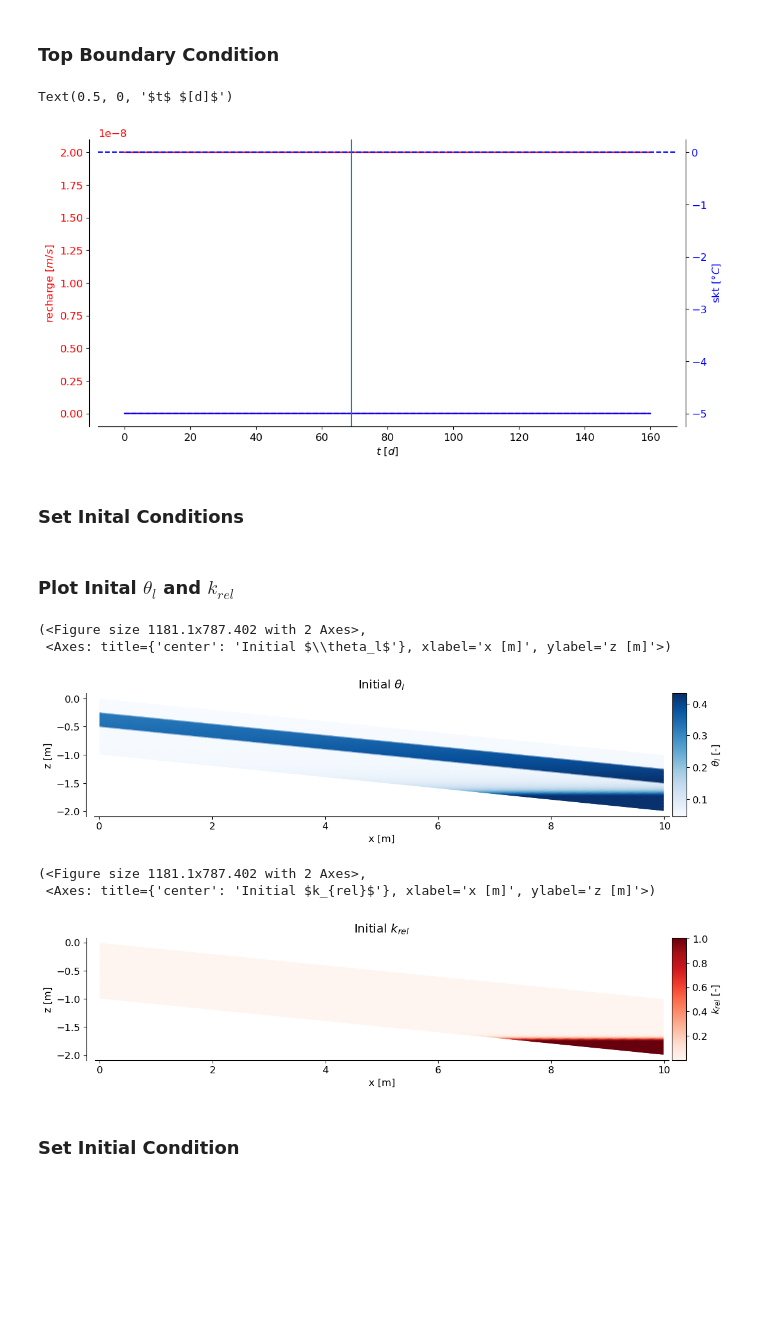
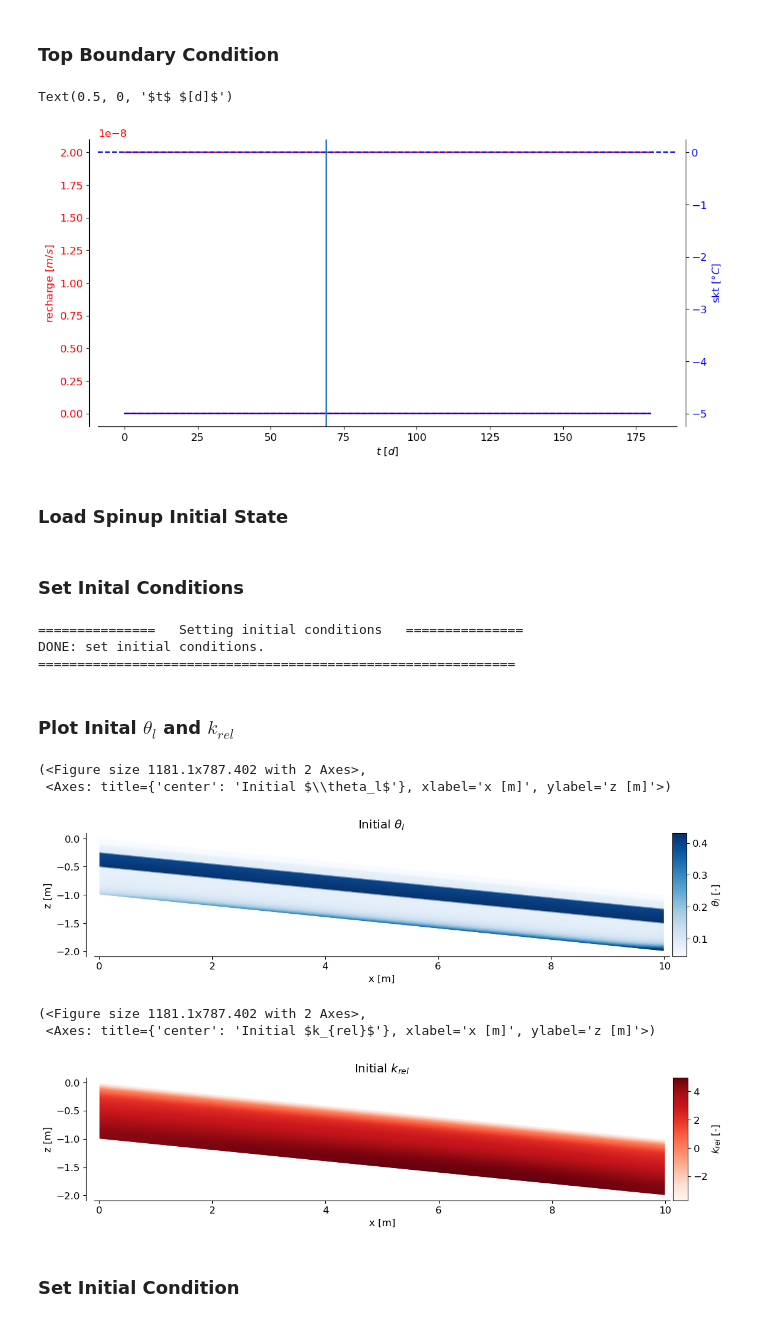
Before and after one commit to AnneMariaVera/CryoRich_AD, a Jupyter notebook: notebooks/ConstantBC_simulations/Interpolation/Constant_cap.ipynb, the cells around one changed output. Saved outputs shown, nothing was run; the diff lists cells and outputs as text; code cells hidden in the pictures; blank space fills up the shorter version.

```diff
--- a/notebooks/ConstantBC_simulations/Interpolation/Constant_cap.ipynb
+++ b/notebooks/ConstantBC_simulations/Interpolation/Constant_cap.ipynb
@@ -25,6 +25,9 @@ input_filename = "spinup_2308_2311.pkl"
 
 interp_folder = "../../../input/interpolation/"
 interp_filename = "interpolation_"+parametrization+".pkl"
+
+spinup_folder = "../../../output/Simulations_Paper/ERA5_Sweden/spinup/"
+spinup_filename = "spinup_"+parametrization+".pkl"
 # %% [markdown]
 ### Mesh Generation
 # %%
@@ -52,8 +55,8 @@ DONE: calculated coupled sparsity pattern with 316480 nonzero entries.
 ### Time Discretization
 # %%
 dt = 60     # time step [s]
-t_end = 160*24*60*60 # end time [s]
-maxdt = .5*60*60       # maximum time step [s]
+t_end = 180*24*60*60 # end time [s]
+maxdt = 1.5*60*60       # maximum time step [s]
 CN = 1          # Crank-Nicolson weighting parameter implicit/explicit
 save_t =2*60*60     # save time [s]
 geom.time_discretization(dt, t_end, maxdt, CN, save_t) # time discretization
@@ -153,15 +156,39 @@ ax_cp.spines['right'].set_position(('outward', 10))
 ax.set_xlabel("$t$ $[d]$")
 # %% [output]
 Text(0.5, 0, '$t$ $[d]$')
-[figure, old version]
+[figure, new version]
+# %% [markdown]
+### Load Spinup Initial State
+# %%
+with open(spinup_folder+spinup_filename, 'rb') as pickle_file:
+    data = pkl.load(pickle_file)
+    X = data['X']
+    Z = data['Z']
+    theta_l_total = data['theta_l_total']
+    theta_i_total = data['theta_i_total']
+    T_total = data['T_total']
+    h_total = data['h_total']
+    h_c_total = data['h_c_total']
+    tend_spinup = data['time_array'][-1]
 # %% [markdown]
 ### Set Inital Conditions
 # %%
-h_gw  = jnp.min(geom.Z)+.25 # Groundwater table at the right boundary [m]
-htot= jnp.ones((geom.nz,geom.nx))*h_gw
-h_c = jnp.ones((geom.nz,geom.nx))*geom.Z-htot
-h_c = h_c.at[jnp.where(h_c<0)].set(0)
-T_init = (5*jnp.ones((geom.nz,geom.nx)))  # initialcond temperature
+Theta_l = theta_l_total[-1]
+Theta_i = theta_i_total[-1]
+h_c = h_c_total[-1]
+htot = h_total[-1]
+T_init = T_total[-1]
+geom.set_initial_conditions(htot, h_c, Theta_l, Theta_i, T_init)
+
+# h_gw  = jnp.min(geom.Z)+.25 # Groundwater table at the right boundary [m]
+# htot= jnp.ones((geom.nz,geom.nx))*h_gw
+# h_c = jnp.ones((geom.nz,geom.nx))*geom.Z-htot
+# h_c = h_c.at[jnp.where(h_c<0)].set(0)
+# T_init = (5*jnp.ones((geom.nz,geom.nx)))  # initialcond temperature
+# %% [output]
+===============   Setting initial conditions   ===============
+DONE: set initial conditions.
+=============================================================
 # %% [markdown]
 ### Plot Inital $\theta_l$ and $k_{rel}$
 # %%
@@ -170,14 +197,14 @@ plotting_utils.plot_cellValues(geom.X,geom.Z, theta_l, colormap="Blues", title=r
 # %% [output]
 (<Figure size 1181.1x787.402 with 2 Axes>,
  <Axes: title={'center': 'Initial $\\theta_l$'}, xlabel='x [m]', ylabel='z [m]'>)
-[figure, old version]
+[figure, new version]
 # %%
-krel = jnp.where(geom.soil==1, geom.soil_type[1]["k_rel_interp"](h_c.flatten(), T_init.flatten()).reshape(h_c.shape), geom.soil_type[2]["k_rel_interp"](h_c.flatten(), T_init.flatten()).reshape(h_c.shape))
-plotting_utils.plot_cellValues(geom.X,geom.Z, krel, colormap="Reds", title=r"Initial $k_{rel}$", colorbar_label=r'$k_{rel}$ [-]')
+# krel = jnp.where(geom.soil==1, geom.soil_type[1]["k_rel_interp"](h_c.flatten(), T_init.flatten()).reshape(h_c.shape), geom.soil_type[2]["k_rel_interp"](h_c.flatten(), T_init.flatten()).reshape(h_c.shape))
+plotting_utils.plot_cellValues(geom.X,geom.Z, T_init, colormap="Reds", title=r"Initial $k_{rel}$", colorbar_label=r'$k_{rel}$ [-]')
 # %% [output]
 (<Figure size 1181.1x787.402 with 2 Axes>,
  <Axes: title={'center': 'Initial $k_{rel}$'}, xlabel='x [m]', ylabel='z [m]'>)
-[figure, old version]
+[figure, new version]
 # %% [markdown]
 ### Set Initial Condition
 # %%
```
Also changed, not shown: parts of 6 cells of this notebook, 21 other files.
